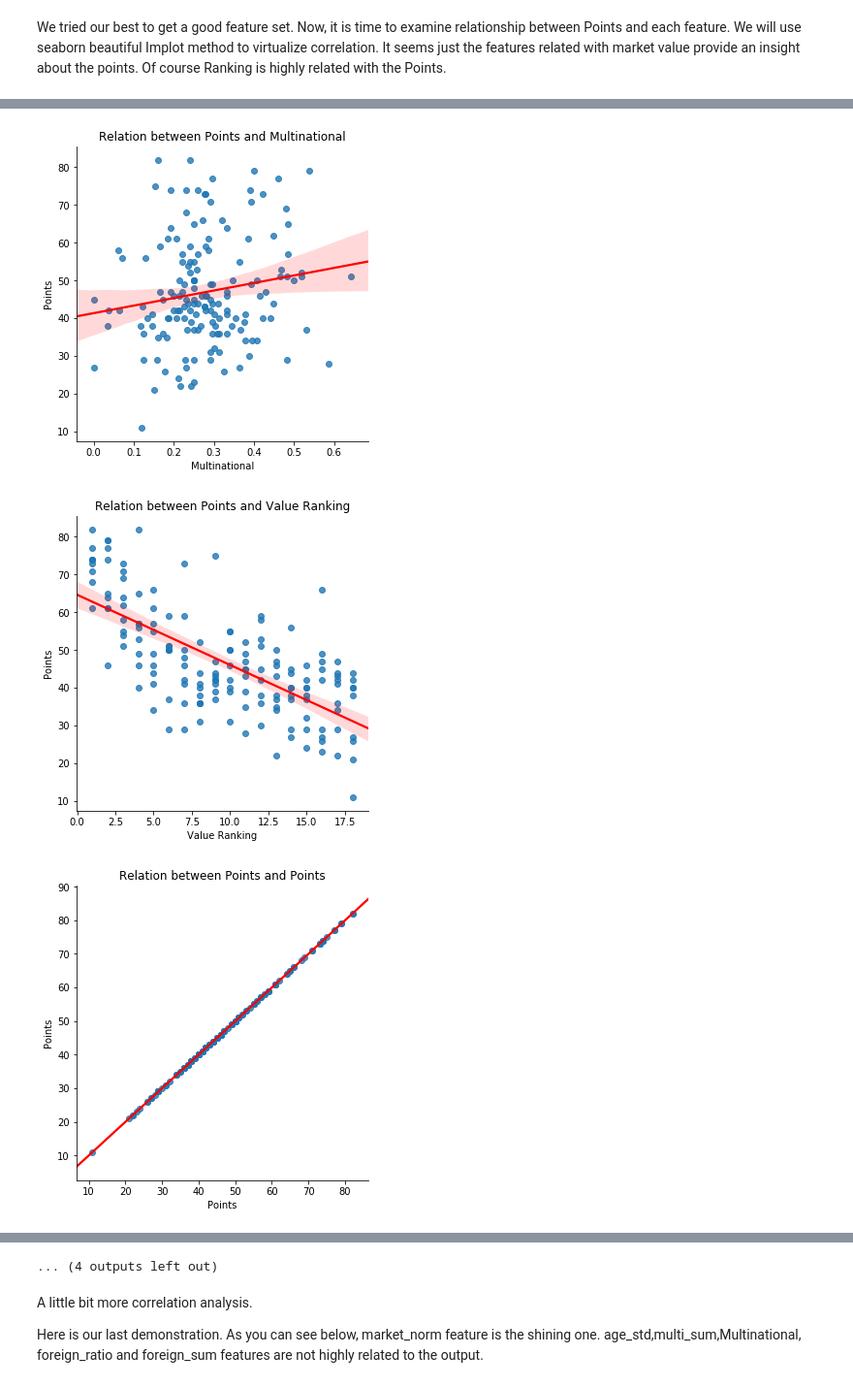
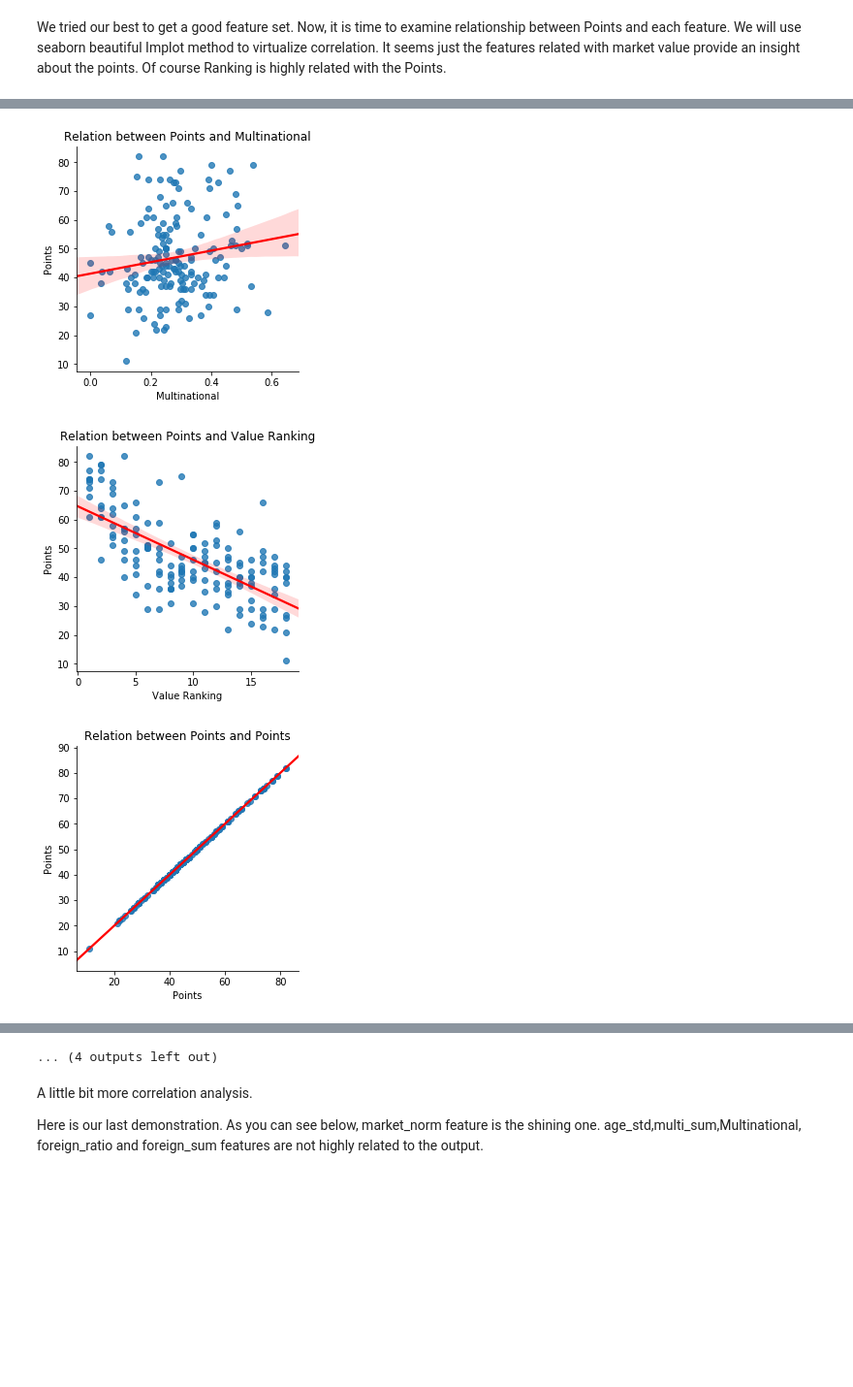
Before and after one commit to serkanemreelci/FeatureEngineeringWithLinearRegression, a Jupyter notebook: Feature Engineering And Linear Regression With Super League Data.ipynb, the cells around one changed output, grey strips where cells are left out. Shown: that part at 97% size. Drawn from its saved outputs; the diff is of its cells as text; code cells hidden in the pictures; blank space fills up the shorter version.

```diff
--- a/Feature Engineering And Linear Regression With Super League Data.ipynb
+++ b/Feature Engineering And Linear Regression With Super League Data.ipynb
@@ -148,7 +148,7 @@ We will use seaborn beautiful Implot method to virtualize correlation. It seems
 features=main_df.columns
 
 for i in features:
-    sns.lmplot(x=i, y="Points", data=main_df,line_kws={'color': 'red'})
+    sns.lmplot(x=i, y="Points", data=main_df,line_kws={'color': 'red'},size=4)
     text="Relation between Points and " + i
     plt.title(text)
     plt.show()
@@ -159,3 +159,3 @@ for i in features:
-[figure, old version]
+[figure, new version]
-[figure, old version]
+[figure, new version]
-[figure, old version]
+[figure, new version]
```
Also changed, not shown: parts of 6 cells of this notebook.
